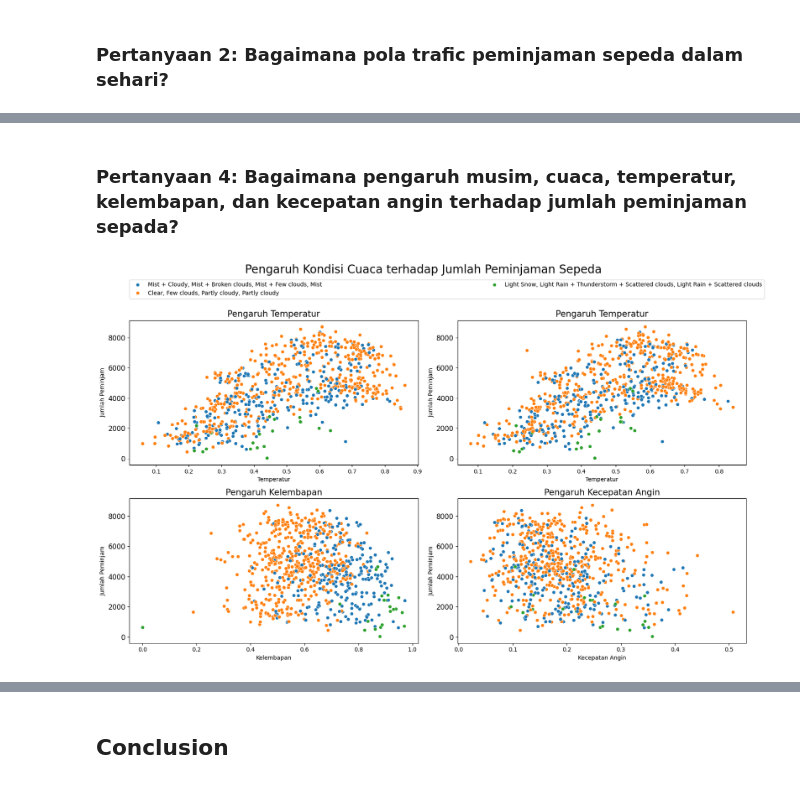
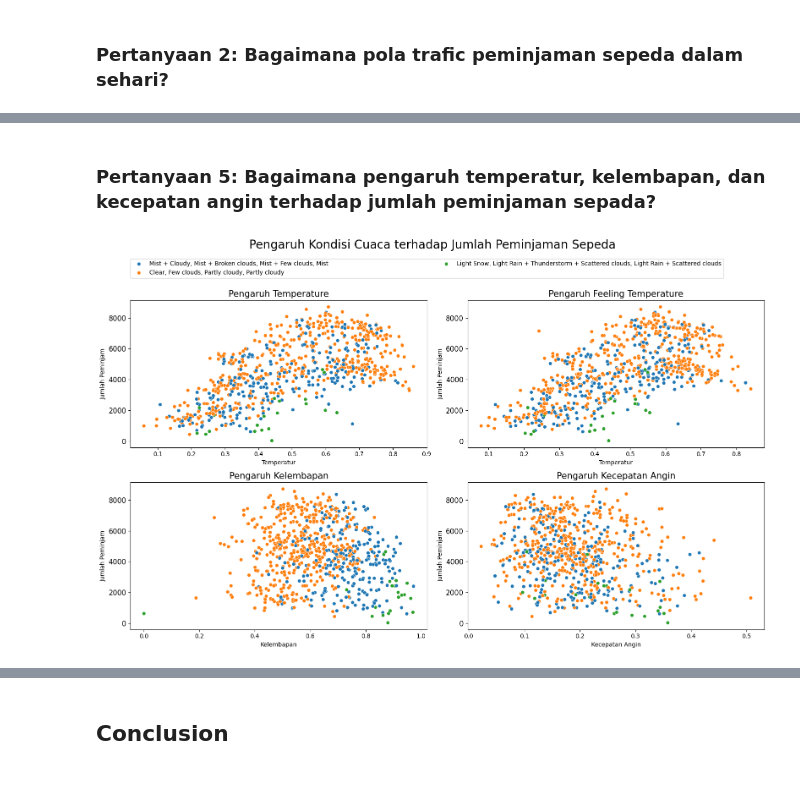
Before and after one commit to febriananursyifarizqi/Bike-Sharing-Dashboard, a Jupyter notebook: notebook.ipynb, the cells around one changed output, grey strips where cells are left out. Saved outputs shown, nothing was run; the diff lists cells and outputs as text; code cells hidden in the pictures.

```diff
--- a/notebook.ipynb
+++ b/notebook.ipynb
@@ -505,39 +562,40 @@ plt.show()
 # %% [markdown]
-### Pertanyaan 4: Bagaimana pengaruh musim, cuaca, temperatur, kelembapan, dan kecepatan angin terhadap jumlah peminjaman sepada?
+### Pertanyaan 5: Bagaimana pengaruh temperatur, kelembapan, dan kecepatan angin terhadap jumlah peminjaman sepada?
 # %%
+# Gambar 5.1: Pengaruh Kondisi Cuaca terhadap Jumlah Peminjaman Sepeda
 fig, ax = plt.subplots(nrows=2, ncols=2, figsize=(16, 10))
 
 sns.scatterplot(x="temp", y="cnt", hue="weathersit", data=day_df, ax=ax[0, 0])
 ax[0, 0].set_ylabel("Jumlah Peminjam")
 ax[0, 0].set_xlabel("Temperatur")
-ax[0, 0].set_title("Pengaruh Temperatur", loc="center", fontsize=15)
+ax[0, 0].set_title("Pengaruh Temperature", loc="center", fontsize=15)
 ax[0, 0].tick_params(axis='y', labelsize=12)
 
 sns.scatterplot(x="atemp", y="cnt", hue="weathersit", data=day_df, ax=ax[0, 1], legend=False)
 ax[0, 1].set_ylabel("Jumlah Peminjam")
 ax[0, 1].set_xlabel("Temperatur")
-ax[0, 1].set_title("Pengaruh Temperatur", loc="center", fontsize=15)
+ax[0, 1].set_title("Pengaruh Feeling Temperature", loc="center", fontsize=15)
 ax[0, 1].tick_params(axis='y', labelsize=12)
 
 sns.scatterplot(x="hum", y="cnt", hue="weathersit", data=day_df, ax=ax[1, 0], legend=False)
 ax[1, 0].set_ylabel("Jumlah Peminjam")
 ax[1, 0].set_xlabel("Kelembapan")
 ax[1, 0].set_title("Pengaruh Kelembapan", loc="center", fontsize=15)
 ax[1, 0].tick_params(axis='y', labelsize=12)
 
 sns.scatterplot(x="windspeed", y="cnt", hue="weathersit", data=day_df, ax=ax[1, 1], legend=False)
 ax[1, 1].set_ylabel("Jumlah Peminjam")
 ax[1, 1].set_xlabel("Kecepatan Angin")
 ax[1, 1].set_title("Pengaruh Kecepatan Angin", loc="center", fontsize=15)
 ax[1, 1].tick_params(axis='y', labelsize=12)
 
 # Membuat satu legend gabungan di luar plot
-ax[0, 0].legend(bbox_to_anchor=(0., 1.15, 2.2, .102), loc=3, ncol=2, mode="expand", borderaxespad=0.)
-#fig.subplots_adjust(top=0.8)
+ax[0, 0].legend(bbox_to_anchor=(0., 1.15, 2., .102), loc=3, ncol=2, mode="expand", borderaxespad=0.)
+fig.subplots_adjust(top=0.99)
 
 # Menambahkan judul keseluruhan
 plt.suptitle("Pengaruh Kondisi Cuaca terhadap Jumlah Peminjaman Sepeda", fontsize=20)
 plt.tight_layout()
 plt.show()
 # %% [output]
-[figure, old version]
+[figure, new version]
```
Also changed, not shown: parts of 53 cells of this notebook, 1 other file.
